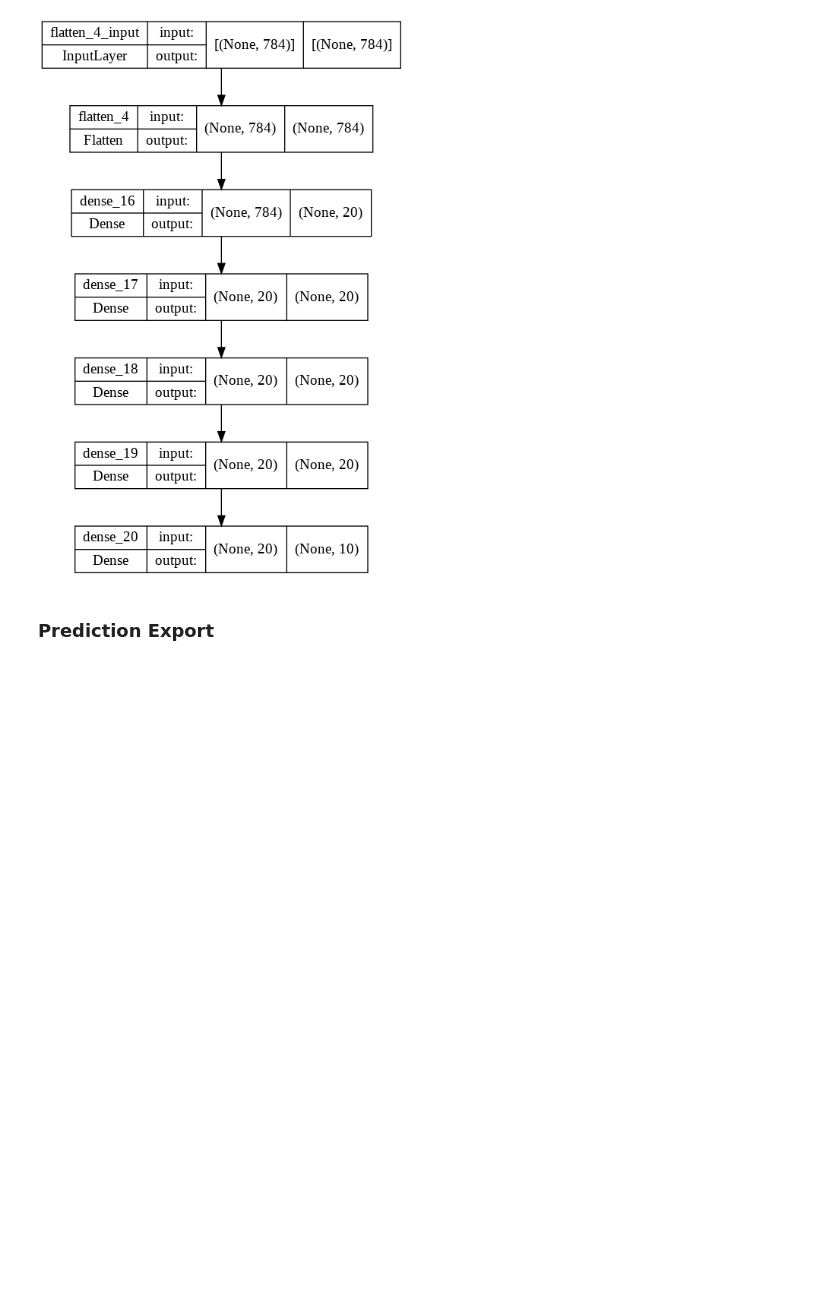
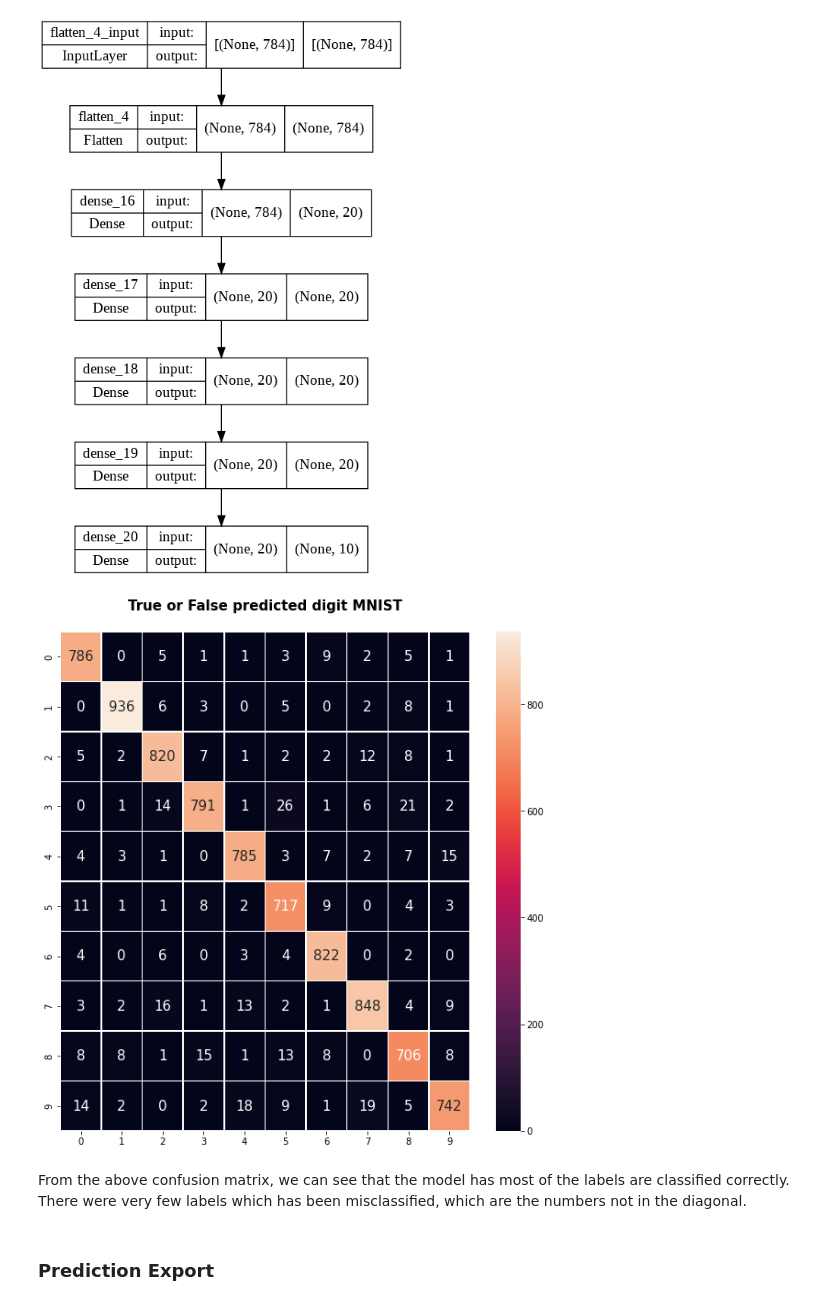
Before and after one commit to DrakeData/Digit_Recognizer, a Jupyter notebook: Digit_Recognizer.ipynb, the cells around one changed output. Drawn from its saved outputs; the diff is of its cells as text; code cells hidden in the pictures; blank space fills up the shorter version.

```diff
--- a/Digit_Recognizer.ipynb
+++ b/Digit_Recognizer.ipynb
@@ -710,6 +714,24 @@ df_check.append({'layers': 5,
 plot_model(model_main, to_file=f'model_viz.png', show_shapes=True, show_layer_names=True)
 # %% [output]
 [figure]
+# %%
+# Predicting the labels-DIGIT
+y_predict = model_main.predict(x_test)
+y_predict=np.argmax(y_predict, axis=1) # Here we get the index of maximum value in the encoded vector
+y_test_digit_eval=np.argmax(y_test, axis=1)
+
+# Confusion matrix for Digit MNIST
+con_mat = confusion_matrix(y_test_digit_eval,y_predict)
+plt.style.use('seaborn-deep')
+plt.figure(figsize=(10,10))
+sns.heatmap(con_mat, annot=True, annot_kws={'size': 15},
+            linewidths=0.5, fmt="d")
+plt.title('True or False predicted digit MNIST\n', fontweight='bold', fontsize=15)
+plt.show()
+# %% [output]
+[figure, added]
+# %% [markdown]
+From the above confusion matrix, we can see that the model has most of the labels are classified correctly. There were very few labels which has been misclassified, which are the numbers not in the diagonal.
 # %% [markdown]
 ### Prediction Export
 # %%
```
Also changed, not shown: parts of 2 cells of this notebook.
